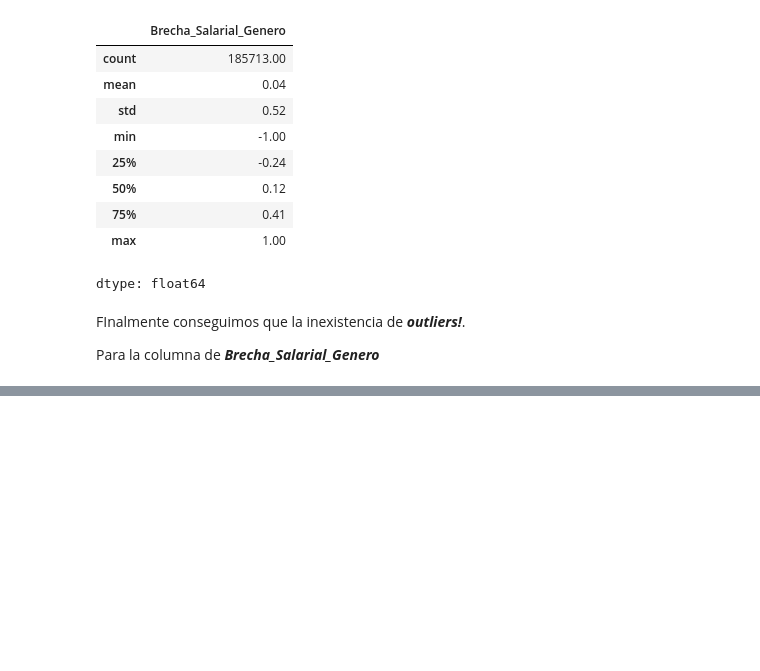
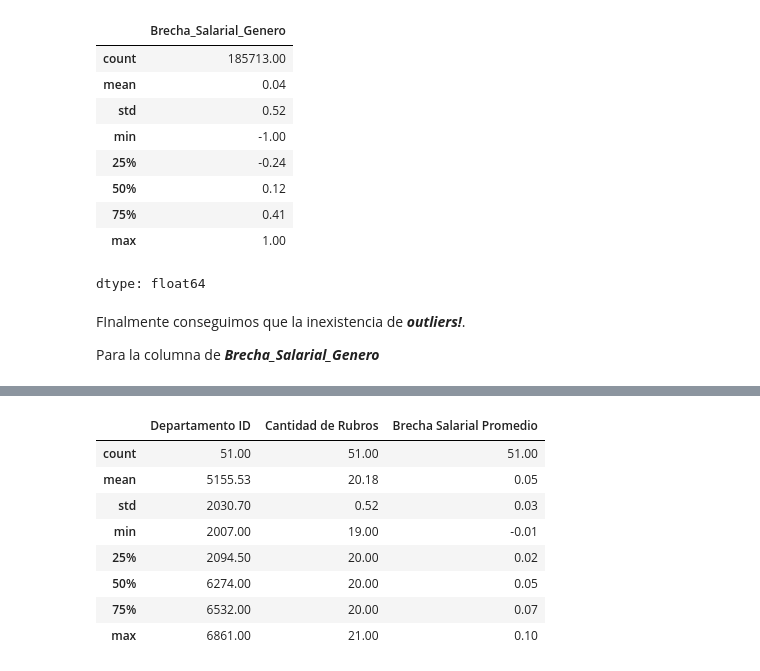
Before and after one commit to tost1n/Tp-laboratorio, a Jupyter notebook: Tp.ipynb, the cells around one changed output, grey strips where cells are left out. Drawn from its saved outputs; the diff is of its cells as text; code cells hidden in the pictures; blank space fills up the shorter version.

```diff
--- a/Tp.ipynb
+++ b/Tp.ipynb
@@ -701,3 +678,18 @@ dtype: float64
 FInalmente conseguimos que la inexistencia de ***outliers!***.
 
  Para la columna de ***Brecha_Salarial_Genero***
+# %%
+groupby_brecha_salarial = (
+  DF_Con_brecha.groupby(['departamento_id', 'departamento'])['Brecha_Salarial_Genero']
+    .mean()
+    .reset_index()
+)
+
+groupby_brecha_salarial.columns = ['Departamento ID', 'Departamento', 'Brecha Salarial Promedio']
+
+# Combinar con la tabla groupby_rubros existente
+Prom_Brecha_salarial = pd.merge(groupby_rubros, groupby_brecha_salarial[['Departamento ID', 'Brecha Salarial Promedio']], on='Departamento ID', how='left')
+
+correlacion_Rubros_y_BSP = Prom_Brecha_salarial['Cantidad de Rubros'].corr(Prom_Brecha_salarial['Brecha Salarial Promedio'])
+
+print(f"Correlación entre Cantidad de Rubros y Brecha Salarial Promedio: { correlacion_Rubros_y_BSP:.2f}")
@@ -703,0 +709,12 @@ FInalmente conseguimos que la inexistencia de ***outliers!***.
+# %%
+Prom_Brecha_salarial.describe().round(2)
+# %% [output]
+|  | Departamento ID | Cantidad de Rubros | Brecha Salarial Promedio |
+| count | 51.00 | 51.00 | 51.00 |
+| mean | 5155.53 | 20.18 | 0.05 |
+| std | 2030.70 | 0.52 | 0.03 |
+| min | 2007.00 | 19.00 | -0.01 |
+| 25% | 2094.50 | 20.00 | 0.02 |
+| 50% | 6274.00 | 20.00 | 0.05 |
+| 75% | 6532.00 | 20.00 | 0.07 |
+| max | 6861.00 | 21.00 | 0.10 |
```
Also changed, not shown: parts of 9 cells of this notebook.
